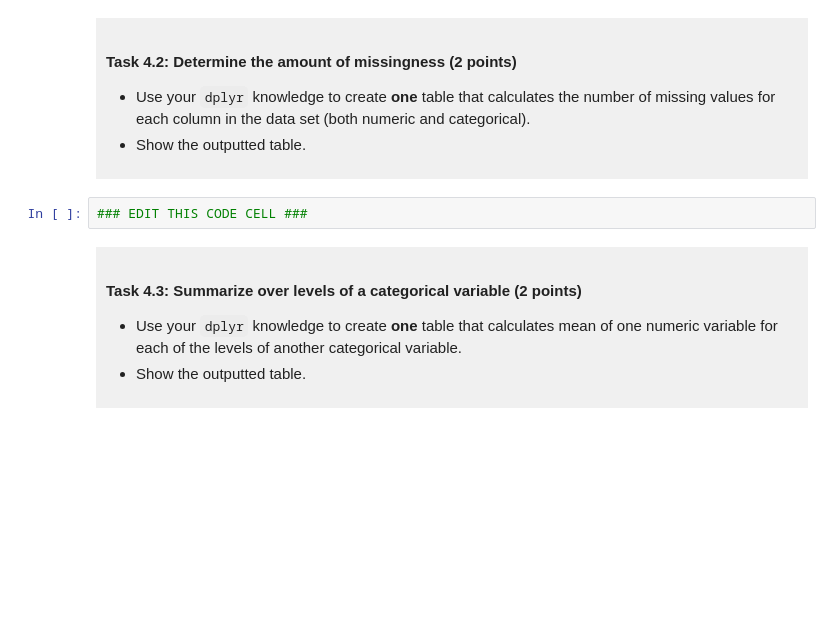
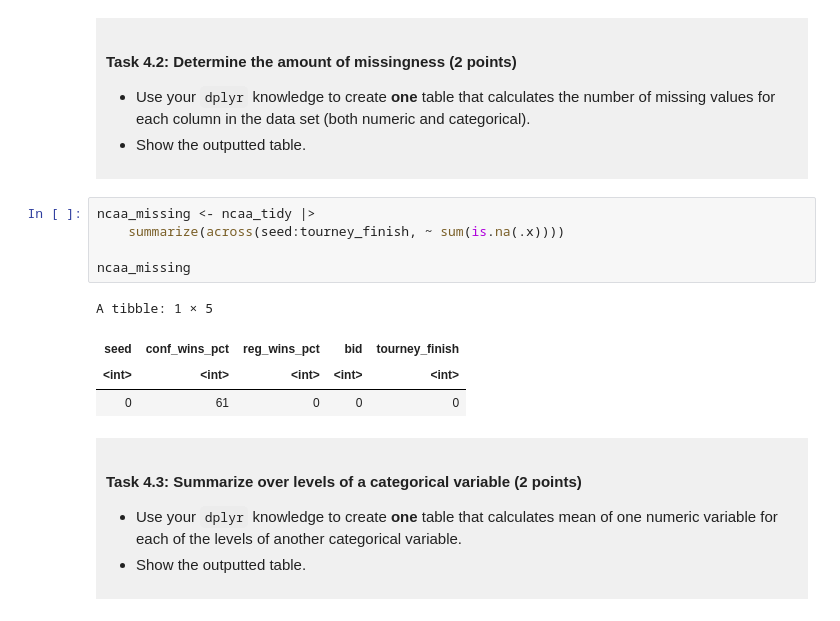
Before and after one commit to chriswu-dsci100/dsci-100-project-chris-wu, a Jupyter notebook: dsci-100-project-notebook.ipynb, the cells around one changed output. Cells and saved outputs as stored; diff of their text form; blank space fills up the shorter version.

```diff
--- a/dsci-100-project-notebook.ipynb
+++ b/dsci-100-project-notebook.ipynb
@@ -297,7 +297,15 @@ A tibble: 3 × 4
 - Show the outputted table.
 </div>
 # %%
-### EDIT THIS CODE CELL ###
+ncaa_missing <- ncaa_tidy |>
+    summarize(across(seed:tourney_finish, ~ sum(is.na(.x))))
+
+ncaa_missing
+# %% [output]
+A tibble: 1 × 5
+| seed | conf_wins_pct | reg_wins_pct | bid | tourney_finish |
+| <int> | <int> | <int> | <int> | <int> |
+| 0 | 61 | 0 | 0 | 0 |
 # %% [markdown]
 <div style="background-color: #f0f0f0; padding: 10px;">
 
```
Also changed, not shown: parts of 1 cell of this notebook.
